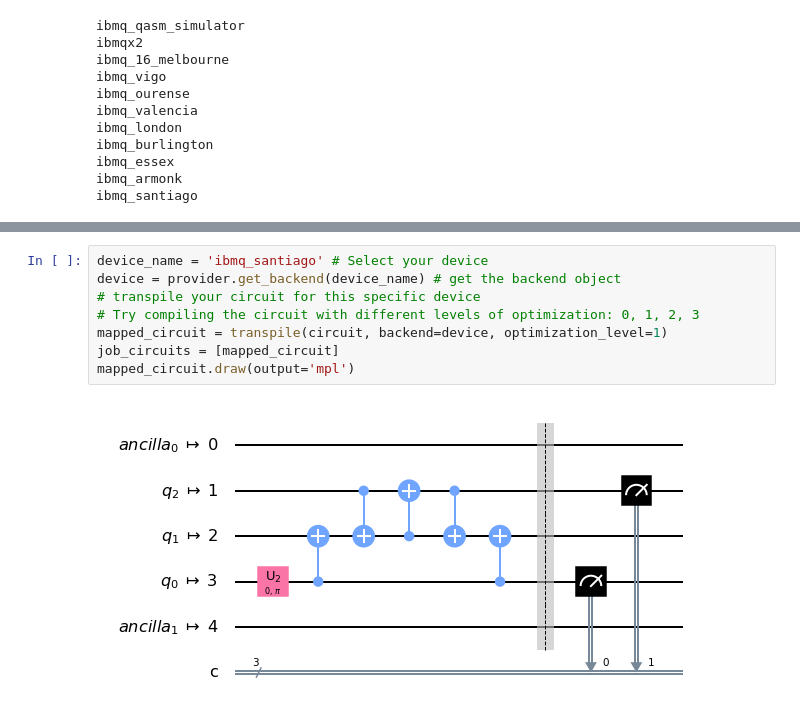
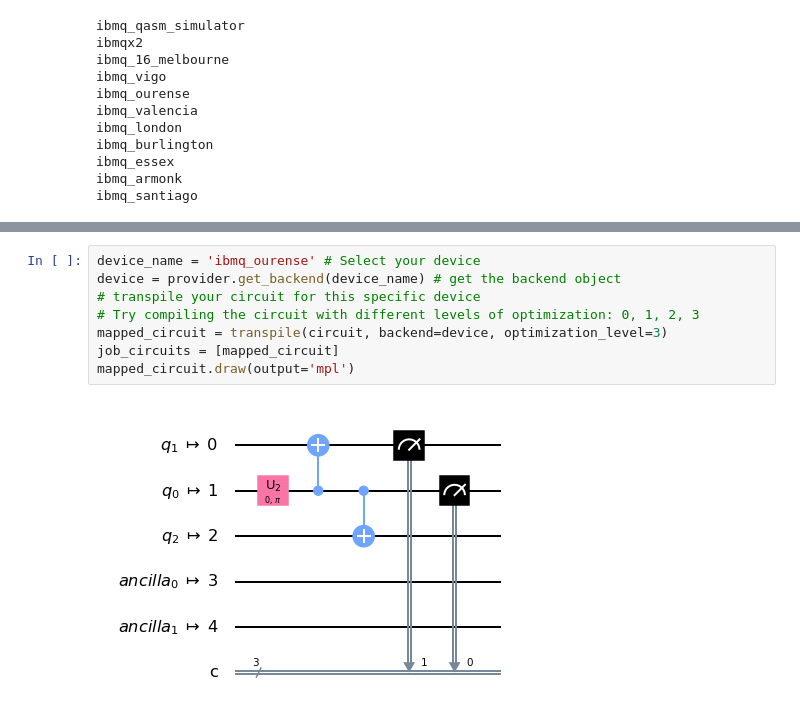
Before and after one commit to teaguetomesh/Princeton-Quantum-IW-Fall2020, a Jupyter notebook: IBMQ_tutorial.ipynb, the cells around one changed output, grey strips where cells are left out. Cells and saved outputs as stored; diff of their text form.

```diff
--- a/IBMQ_tutorial.ipynb
+++ b/IBMQ_tutorial.ipynb
@@ -94,13 +94,13 @@ Coupling map: [[0, 1], [1, 0], [1, 2], [1, 3], [2, 1], [3, 1], [3, 4], [4, 3]]
 ... (7 outputs left out)
 # %%
-device_name = 'ibmq_santiago' # Select your device
+device_name = 'ibmq_ourense' # Select your device
 device = provider.get_backend(device_name) # get the backend object
 # transpile your circuit for this specific device
 # Try compiling the circuit with different levels of optimization: 0, 1, 2, 3
-mapped_circuit = transpile(circuit, backend=device, optimization_level=1)
+mapped_circuit = transpile(circuit, backend=device, optimization_level=3)
 job_circuits = [mapped_circuit]
 mapped_circuit.draw(output='mpl')
 # %% [output]
-[figure, old version]
+[figure, new version]
 # %%
 # To run on IBMQ device, uncomment these lines
```
Also changed, not shown: parts of 2 cells of this notebook.
